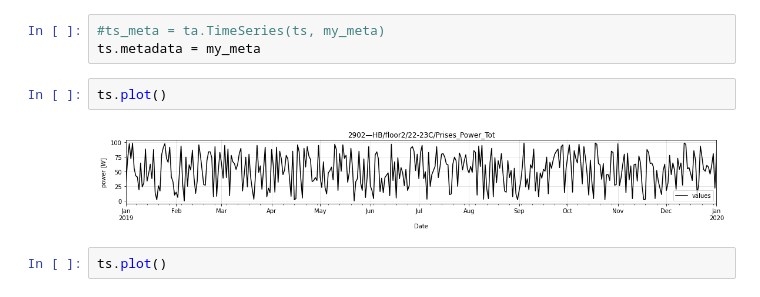
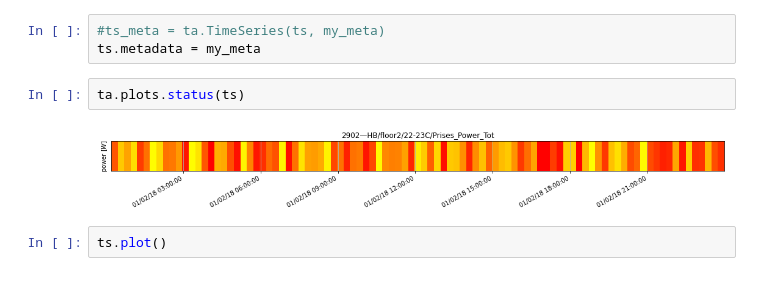
Before and after one commit to timeatlas-dev/timeatlas, a Jupyter notebook: notebooks/scrapbook.ipynb, the cells around one changed output. Drawn from its saved outputs; the diff is of its cells as text.

```diff
--- a/notebooks/scrapbook.ipynb
+++ b/notebooks/scrapbook.ipynb
@@ -292,10 +316,10 @@ ts = ts.fill(np.random.randint(0,100,len(ts)))
 # %%
 #ts_meta = ta.TimeSeries(ts, my_meta)
 ts.metadata = my_meta
-# %%
-ts.plot()
-# %% [output]
-[figure, removed]
+# %%
+ta.plots.status(ts)
+# %% [output]
+[figure, added]
 # %%
 ts.plot()
 # %% [output]
```
Also changed, not shown: parts of 22 cells of this notebook, 3 other files.
